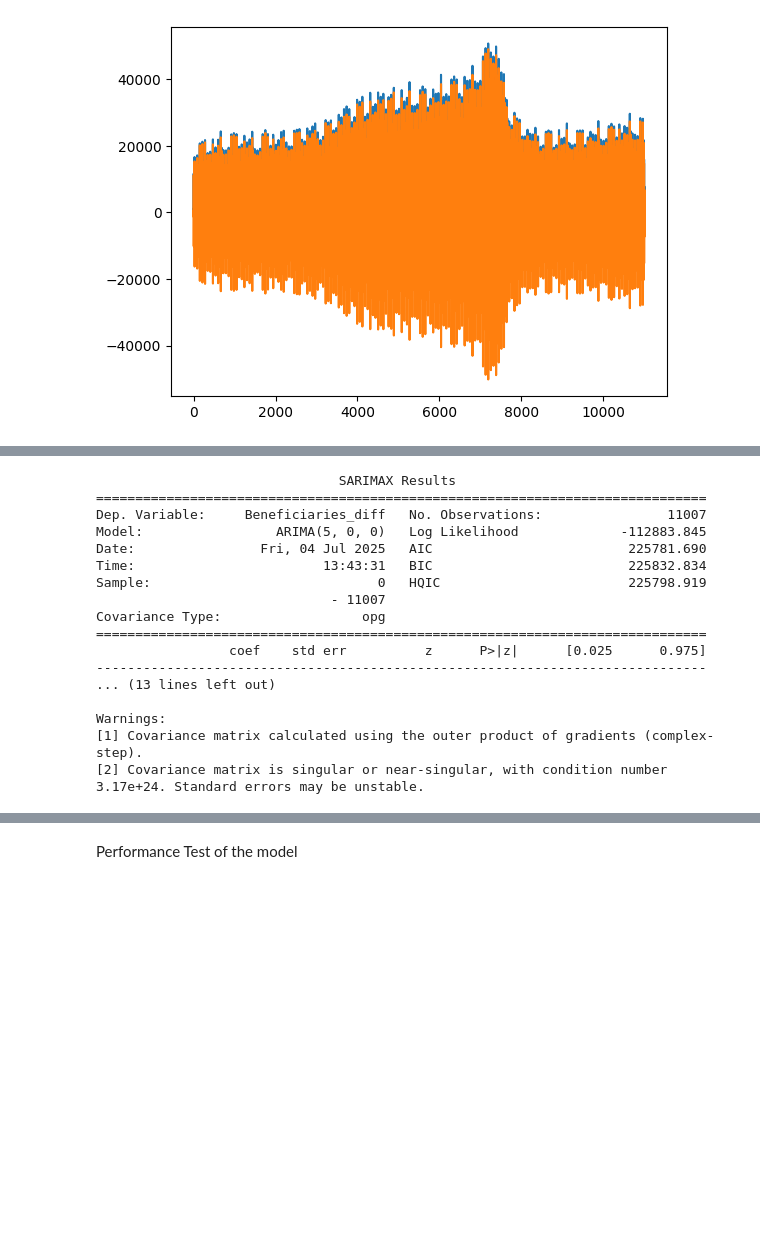
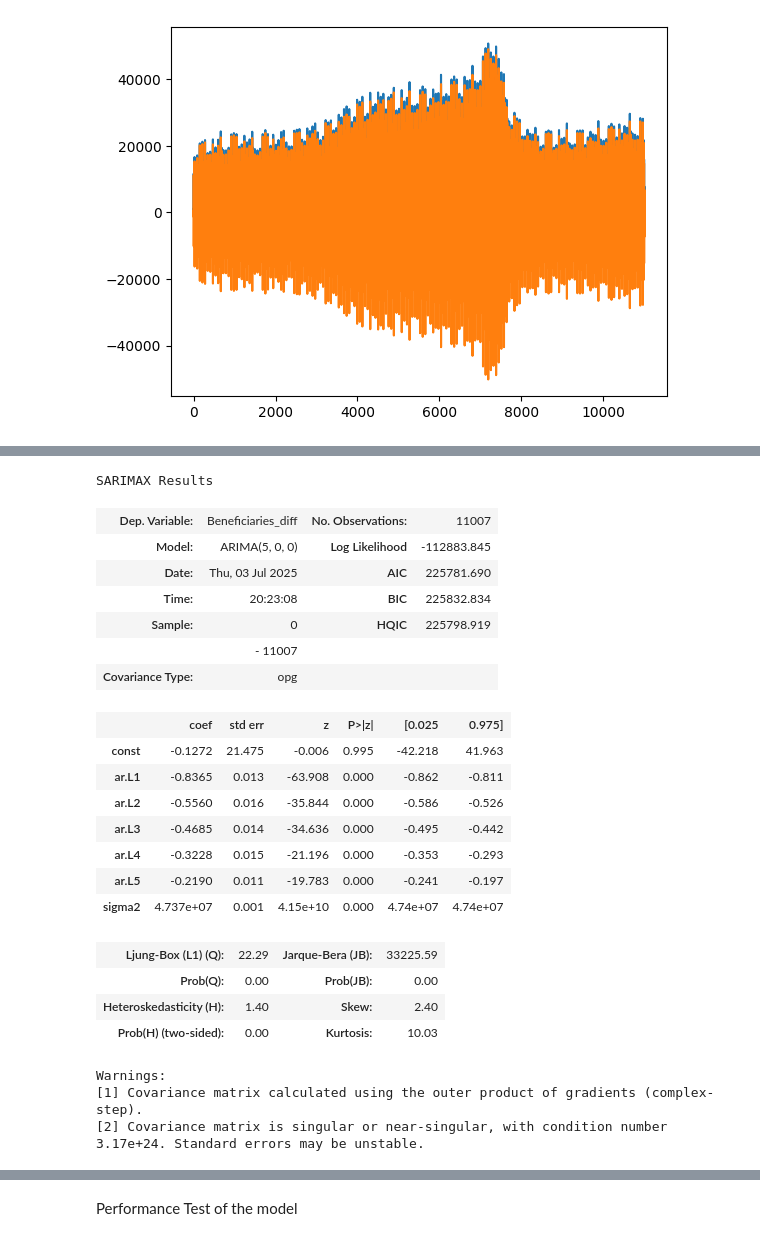
Before and after one commit to Aditya-Sachan-Git/Unemployed-Insurance-Beneficiary-Forecasting, a Jupyter notebook: Project Executable Files/Python Notebook/Fin_my.ipynb, the cells around one changed output, grey strips where cells are left out. Saved outputs shown, nothing was run; the diff lists cells and outputs as text; code cells hidden in the pictures; blank space fills up the shorter version.

```diff
--- a/Project Executable Files/Python Notebook/Fin_my.ipynb
+++ b/Project Executable Files/Python Notebook/Fin_my.ipynb
@@ -183,27 +181,33 @@ stepwise.summary()
 # %%
 #ARIMA
 from statsmodels.tsa.arima.model import ARIMA
 model = ARIMA(train['Beneficiaries_diff'].dropna(), order=(5,0,0)) # Pass the series with the correct index
 model_arima=model.fit()
-print(model_arima.summary())
+model_arima.summary()
 # %% [output]
-                               SARIMAX Results
-==============================================================================
-Dep. Variable:     Beneficiaries_diff   No. Observations:                11007
-Model:                 ARIMA(5, 0, 0)   Log Likelihood             -112883.845
-Date:                Fri, 04 Jul 2025   AIC                         225781.690
-Time:                        13:43:31   BIC                         225832.834
-Sample:                             0   HQIC                        225798.919
-                              - 11007
-Covariance Type:                  opg
-==============================================================================
-                 coef    std err          z      P>|z|      [0.025      0.975]
-------------------------------------------------------------------------------
-... (13 lines left out)
-
-Warnings:
-[1] Covariance matrix calculated using the outer product of gradients (complex-step).
-[2] Covariance matrix is singular or near-singular, with condition number 3.17e+24. Standard errors may be unstable.
+SARIMAX Results
+| Dep. Variable: | Beneficiaries_diff | No. Observations: | 11007 |
+| Model: | ARIMA(5, 0, 0) | Log Likelihood | -112883.845 |
+| Date: | Thu, 03 Jul 2025 | AIC | 225781.690 |
+| Time: | 20:23:08 | BIC | 225832.834 |
+| Sample: | 0 | HQIC | 225798.919 |
+|  | - 11007 |  |  |
+| Covariance Type: | opg |  |  |
+|  | coef | std err | z | P>|z| | [0.025 | 0.975] |
+| const | -0.1272 | 21.475 | -0.006 | 0.995 | -42.218 | 41.963 |
+| ar.L1 | -0.8365 | 0.013 | -63.908 | 0.000 | -0.862 | -0.811 |
+| ar.L2 | -0.5560 | 0.016 | -35.844 | 0.000 | -0.586 | -0.526 |
+| ar.L3 | -0.4685 | 0.014 | -34.636 | 0.000 | -0.495 | -0.442 |
+| ar.L4 | -0.3228 | 0.015 | -21.196 | 0.000 | -0.353 | -0.293 |
+| ar.L5 | -0.2190 | 0.011 | -19.783 | 0.000 | -0.241 | -0.197 |
+| sigma2 | 4.737e+07 | 0.001 | 4.15e+10 | 0.000 | 4.74e+07 | 4.74e+07 |
+| Ljung-Box (L1) (Q): | 22.29 | Jarque-Bera (JB): | 33225.59 |
+| Prob(Q): | 0.00 | Prob(JB): | 0.00 |
+| Heteroskedasticity (H): | 1.40 | Skew: | 2.40 |
+| Prob(H) (two-sided): | 0.00 | Kurtosis: | 10.03 |
+Warnings:
+[1] Covariance matrix calculated using the outer product of gradients (complex-step).
+[2] Covariance matrix is singular or near-singular, with condition number 3.17e+24. Standard errors may be unstable.
 # %%
 #SARIMA
 model=SARIMAX(train['Beneficiaries_diff'].dropna(),order=(5,0,0),seasonal_order=(0,1,2,3))
```
Also changed, not shown: parts of 9 cells of this notebook.
